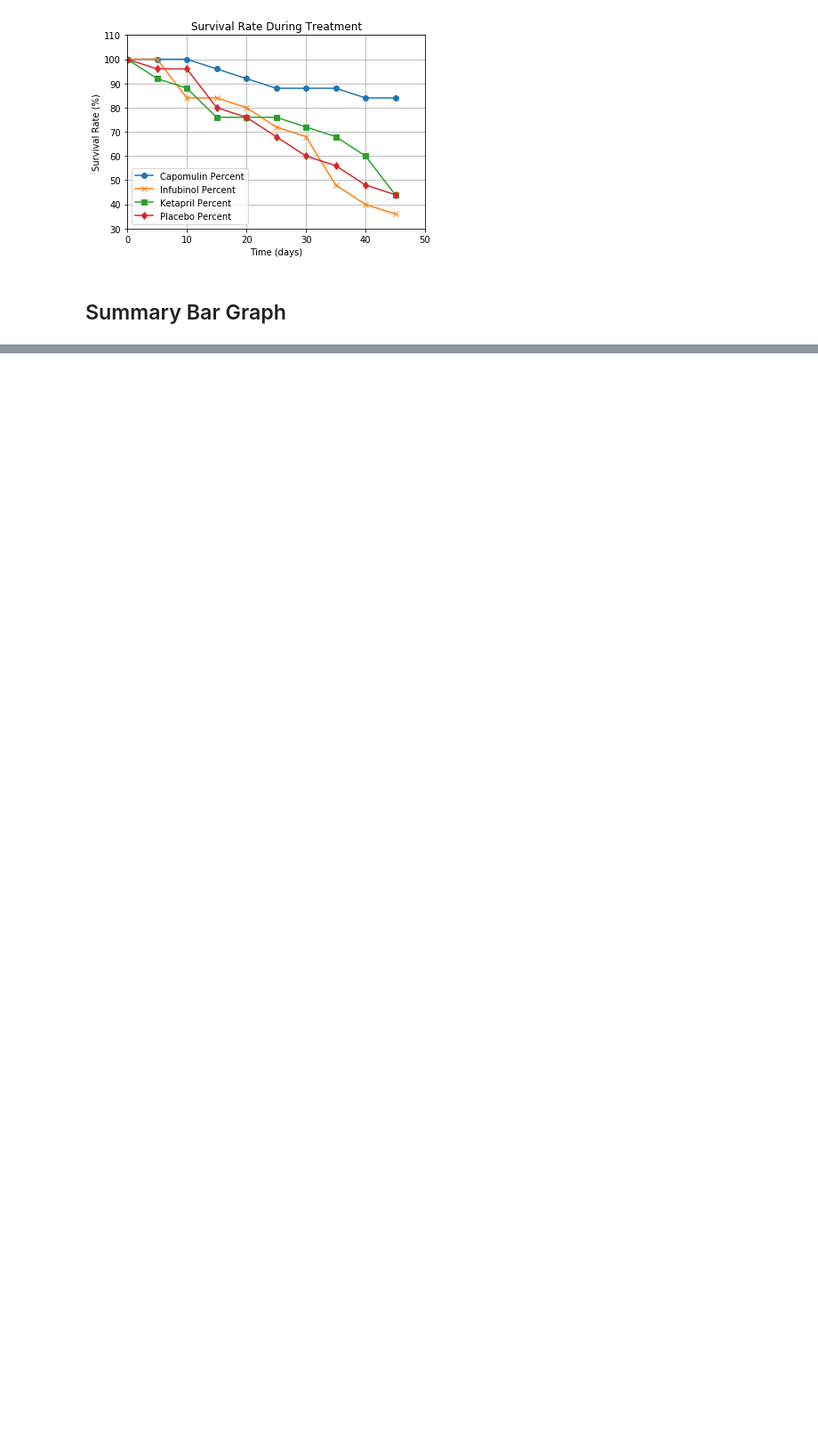
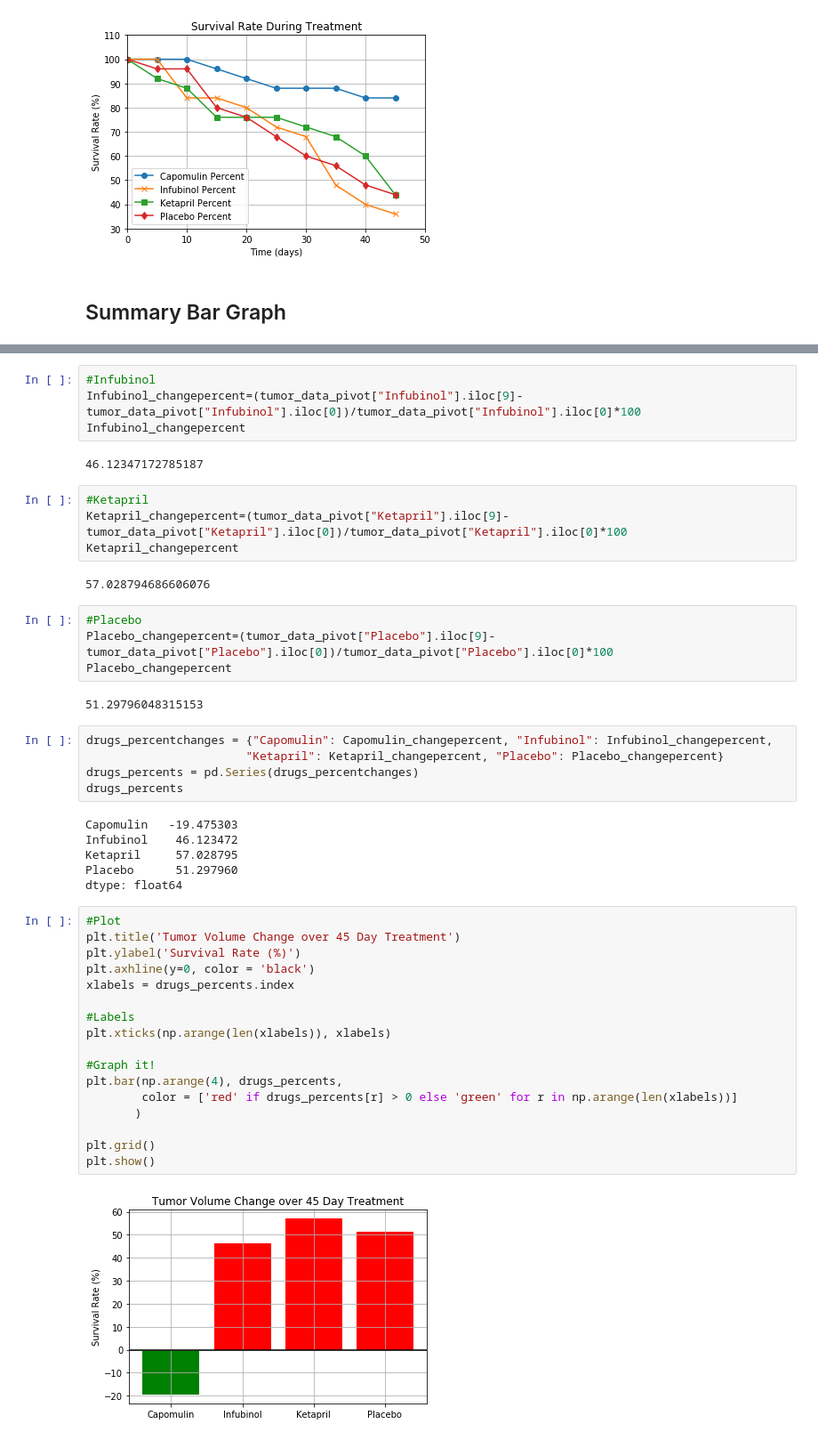
Before and after one commit to jacobklug/Klug_DataBootCampHW, a Jupyter notebook: 05 Matplotlib/05_KlugHW.ipynb, the cells around one changed output, grey strips where cells are left out. Shown at 89% size. Saved outputs shown, nothing was run; the diff lists cells and outputs as text; blank space fills up the shorter version.

```diff
--- a/05 Matplotlib/05_KlugHW.ipynb
+++ b/05 Matplotlib/05_KlugHW.ipynb
@@ -321,0 +292,48 @@ fig.show()
+# %%
+#Infubinol
+Infubinol_changepercent=(tumor_data_pivot["Infubinol"].iloc[9]-tumor_data_pivot["Infubinol"].iloc[0])/tumor_data_pivot["Infubinol"].iloc[0]*100
+Infubinol_changepercent
+# %% [output]
+46.12347172785187
+# %%
+#Ketapril
+Ketapril_changepercent=(tumor_data_pivot["Ketapril"].iloc[9]-tumor_data_pivot["Ketapril"].iloc[0])/tumor_data_pivot["Ketapril"].iloc[0]*100
+Ketapril_changepercent
+# %% [output]
+57.028794686606076
+# %%
+#Placebo
+Placebo_changepercent=(tumor_data_pivot["Placebo"].iloc[9]-tumor_data_pivot["Placebo"].iloc[0])/tumor_data_pivot["Placebo"].iloc[0]*100
+Placebo_changepercent
+# %% [output]
+51.29796048315153
+# %%
+drugs_percentchanges = {"Capomulin": Capomulin_changepercent, "Infubinol": Infubinol_changepercent,
+                       "Ketapril": Ketapril_changepercent, "Placebo": Placebo_changepercent}
+drugs_percents = pd.Series(drugs_percentchanges)
+drugs_percents
+# %% [output]
+Capomulin   -19.475303
+Infubinol    46.123472
+Ketapril     57.028795
+Placebo      51.297960
+dtype: float64
+# %%
+#Plot
+plt.title('Tumor Volume Change over 45 Day Treatment')
+plt.ylabel('Survival Rate (%)')
+plt.axhline(y=0, color = 'black')
+xlabels = drugs_percents.index
+
+#Labels
+plt.xticks(np.arange(len(xlabels)), xlabels)
+
+#Graph it!
+plt.bar(np.arange(4), drugs_percents,
+        color = ['red' if drugs_percents[r] > 0 else 'green' for r in np.arange(len(xlabels))]
+       )
+
+plt.grid()
+plt.show()
+# %% [output]
+[figure, added]
```
Also changed, not shown: parts of 8 cells of this notebook, 1 other file.
